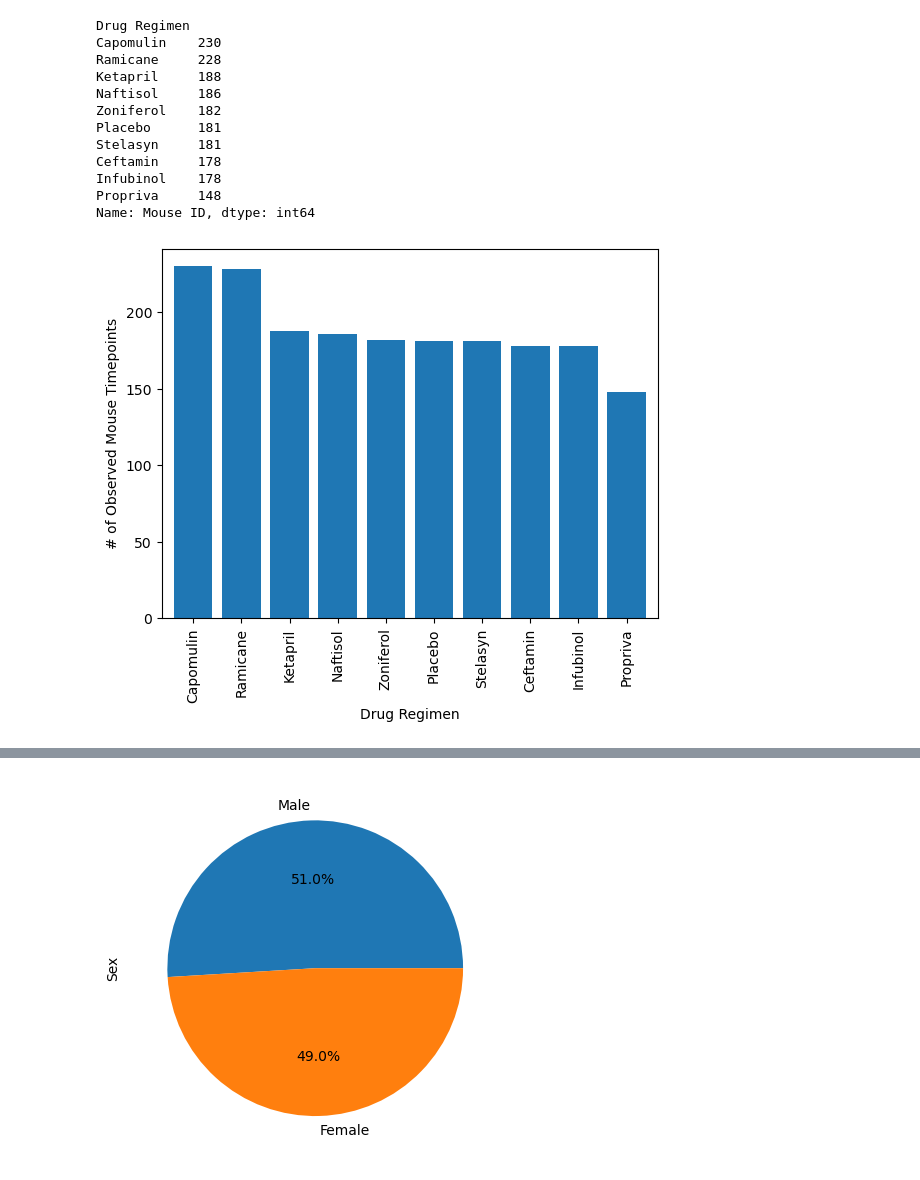
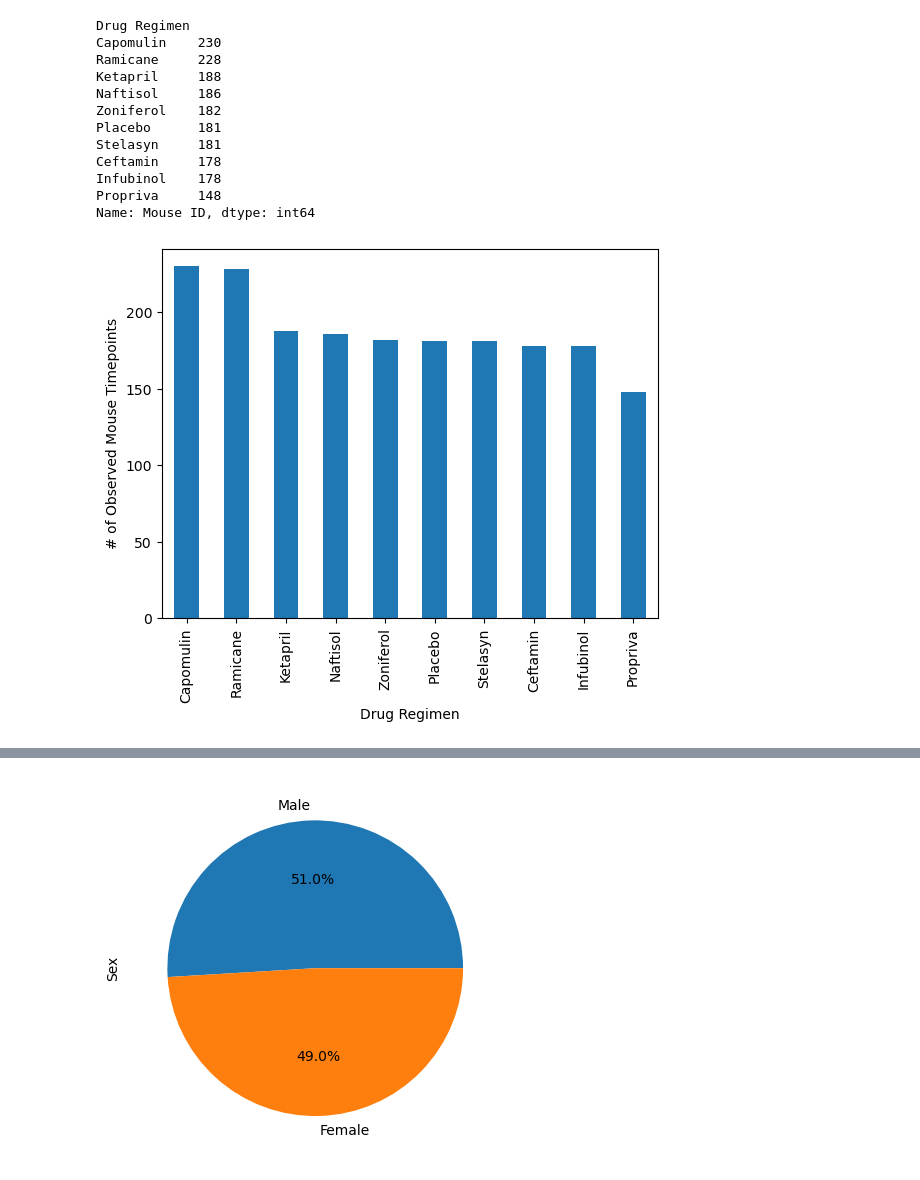
Before and after one commit to Talieh-Sh/DataVisualisation-chalenge, a Jupyter notebook: pymaceuticals_starter.ipynb, the cells around one changed output, grey strips where cells are left out. Saved outputs shown, nothing was run; the diff lists cells and outputs as text; code cells hidden in the pictures.

```diff
--- a/pymaceuticals_starter.ipynb
+++ b/pymaceuticals_starter.ipynb
@@ -140,9 +147,9 @@ Propriva     148
 Name: Mouse ID, dtype: int64
 # %%
 # Generate a bar plot showing the total number of rows (Mouse ID/Timepoints) for each drug regimen using Pandas.
-ax=regimen_mouse_count.plot(kind="bar", width=0.8)
+ax=regimen_mouse_count.plot(kind="bar", width=0.5)
 ax.set_ylabel("# of Observed Mouse Timepoints")
 ax.set_xlabel("Drug Regimen")
 plt.show()
 # %% [output]
-[figure, old version]
+[figure, new version]
```
Also changed, not shown: parts of 12 cells of this notebook, 3 other files.
